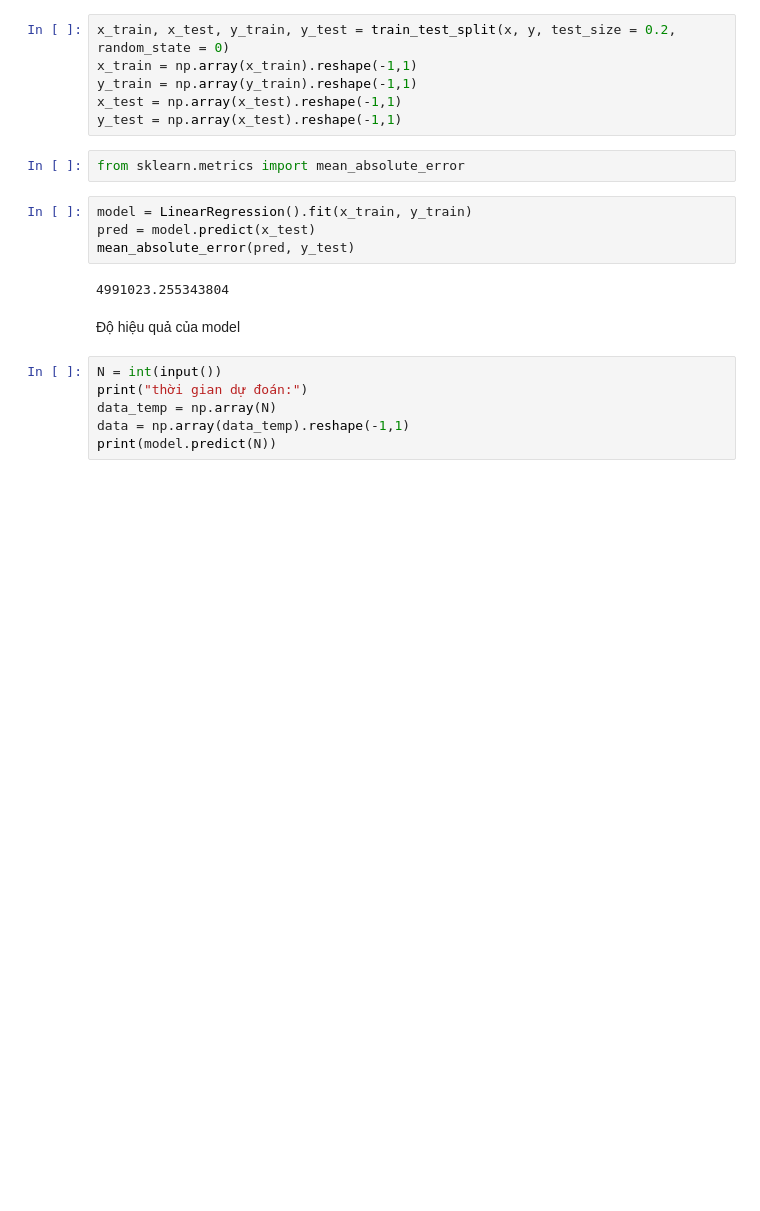
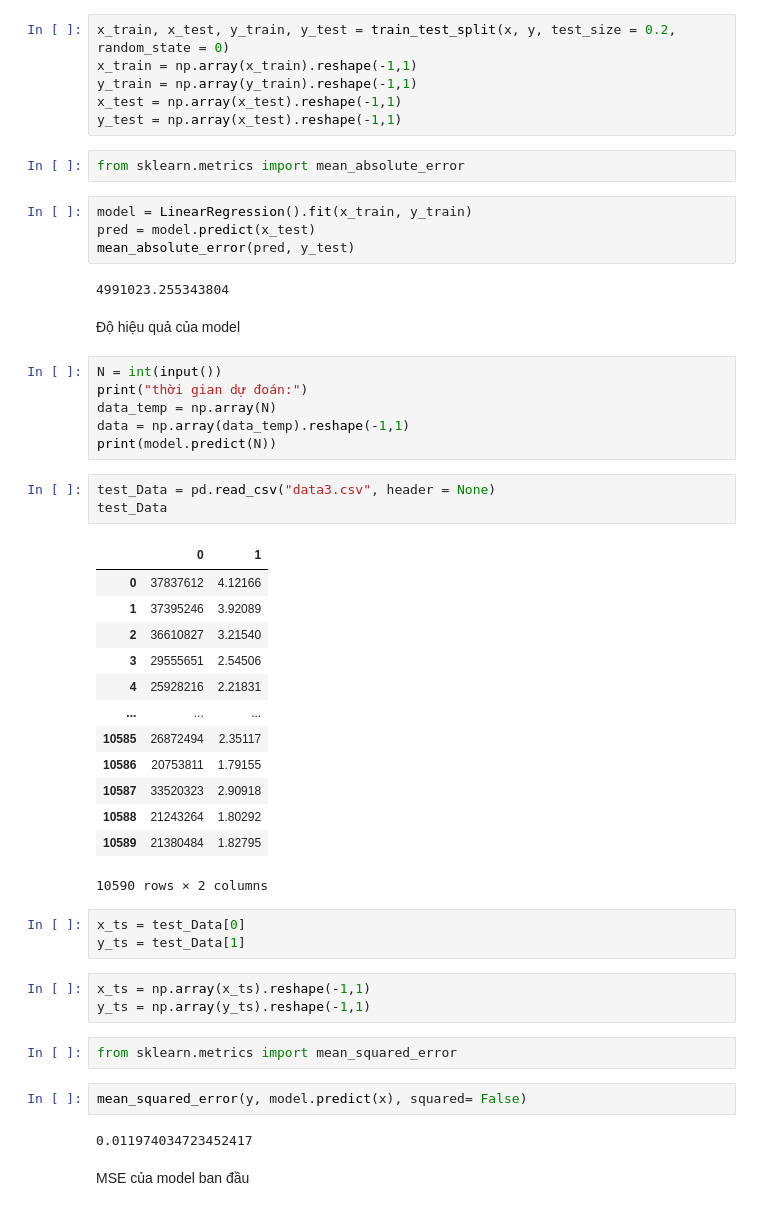
Before and after one commit to kangdoung/CS114.K21, a Jupyter notebook: GK_R3.ipynb, the cells around one changed output. Drawn from its saved outputs; the diff is of its cells as text; blank space fills up the shorter version.

```diff
--- a/GK_R3.ipynb
+++ b/GK_R3.ipynb
@@ -47,3 +50,34 @@ print("thời gian dự đoán:")
 data_temp = np.array(N)
 data = np.array(data_temp).reshape(-1,1)
 print(model.predict(N))
+# %%
+test_Data = pd.read_csv("data3.csv", header = None)
+test_Data
+# %% [output]
+|  | 0 | 1 |
+| 0 | 37837612 | 4.12166 |
+| 1 | 37395246 | 3.92089 |
+| 2 | 36610827 | 3.21540 |
+| 3 | 29555651 | 2.54506 |
+| 4 | 25928216 | 2.21831 |
+| ... | ... | ... |
+| 10585 | 26872494 | 2.35117 |
+| 10586 | 20753811 | 1.79155 |
+| 10587 | 33520323 | 2.90918 |
+| 10588 | 21243264 | 1.80292 |
+| 10589 | 21380484 | 1.82795 |
+10590 rows × 2 columns
+# %%
+x_ts = test_Data[0]
+y_ts = test_Data[1]
+# %%
+x_ts = np.array(x_ts).reshape(-1,1)
+y_ts = np.array(y_ts).reshape(-1,1)
+# %%
+from sklearn.metrics import mean_squared_error
+# %%
+mean_squared_error(y, model.predict(x), squared= False)
+# %% [output]
+0.011974034723452417
+# %% [markdown]
+MSE của model ban đầu
```
Also changed, not shown: parts of 11 cells of this notebook.
